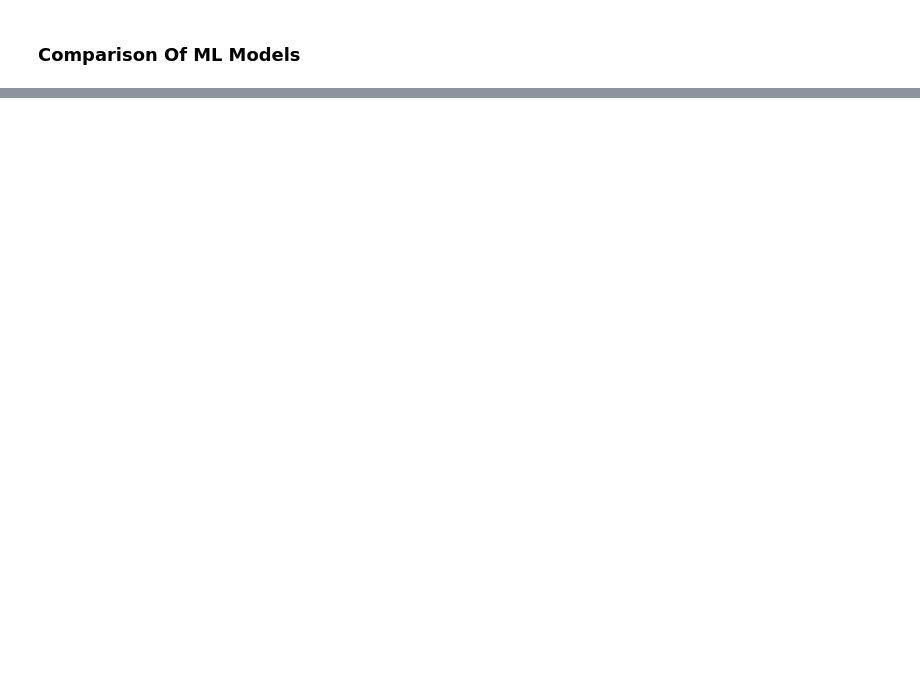
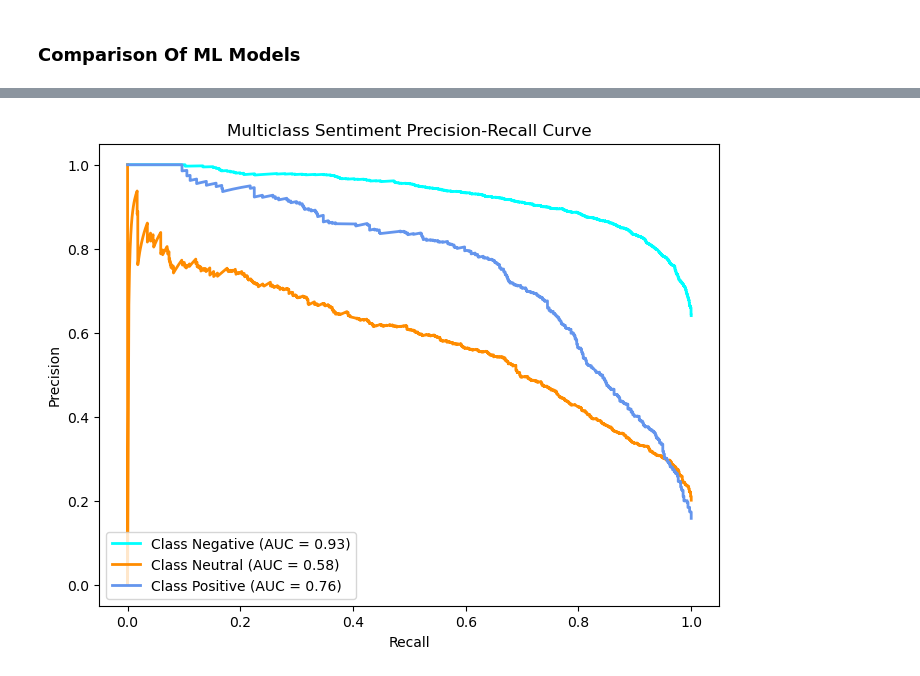
Before and after one commit to AmeyaMalekar/airline-sentiment-analysis, a Jupyter notebook: backend/Airline Sentiment Analysis.ipynb, the cells around one changed output, grey strips where cells are left out. Saved outputs shown, nothing was run; the diff lists cells and outputs as text; code cells hidden in the pictures; blank space fills up the shorter version.

```diff
--- a/backend/Airline Sentiment Analysis.ipynb
+++ b/backend/Airline Sentiment Analysis.ipynb
@@ -636,0 +678,36 @@ plt.show()
+# %%
+from sklearn.metrics import confusion_matrix, classification_report, roc_curve, auc, precision_recall_curve, f1_score
+from sklearn.preprocessing import label_binarize
+from sklearn.multiclass import OneVsRestClassifier
+
+sentiments = ['Negative', 'Neutral', 'Positive']
+
+LogReg = LogisticRegression().fit(x_train_bow, y_train)
+y_pred = LogReg.predict(x_test_bow)
+y_prob = LogReg.predict_proba(x_test_bow)
+
+y_test_binarized = label_binarize(y_test, classes=[0, 1, 2])  # Binarize the test labels
+n_classes = y_test_binarized.shape[1]  # Number of classes (3 in this case)
+
+precision = {}
+recall = {}
+pr_auc = {}
+
+# Step 7: Compute Precision-Recall curve for each class
+for i in range(n_classes):
+    precision[i], recall[i], _ = precision_recall_curve(y_test_binarized[:, i], y_prob[:, i])
+    pr_auc[i] = auc(recall[i], precision[i])  # Calculate AUC for Precision-Recall curve
+
+# Step 8: Plot Precision-Recall curve for each class
+plt.figure(figsize=(8, 6))
+colors = ['aqua', 'darkorange', 'cornflowerblue']  # Set different colors for each class
+for i, color in zip(range(n_classes), colors):
+    plt.plot(recall[i], precision[i], color=color, lw=2, label=f'Class {sentiments[i]} (AUC = {pr_auc[i]:0.2f})')
+
+plt.xlabel('Recall')
+plt.ylabel('Precision')
+plt.title('Multiclass Sentiment Precision-Recall Curve')
+plt.legend(loc="lower left")
+plt.show()
+# %% [output]
+[figure, added]
```
Also changed, not shown: parts of 50 cells of this notebook.
